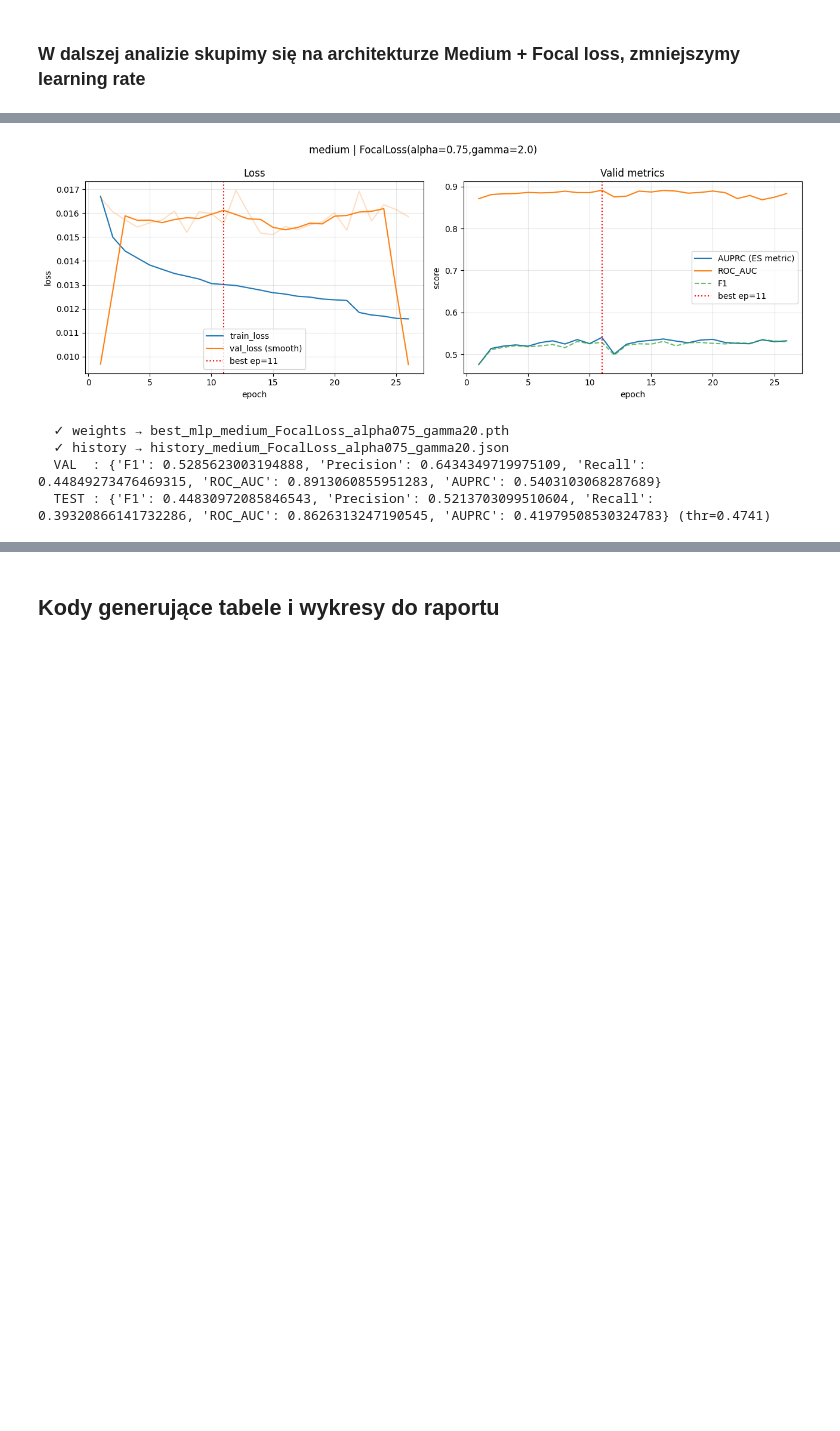
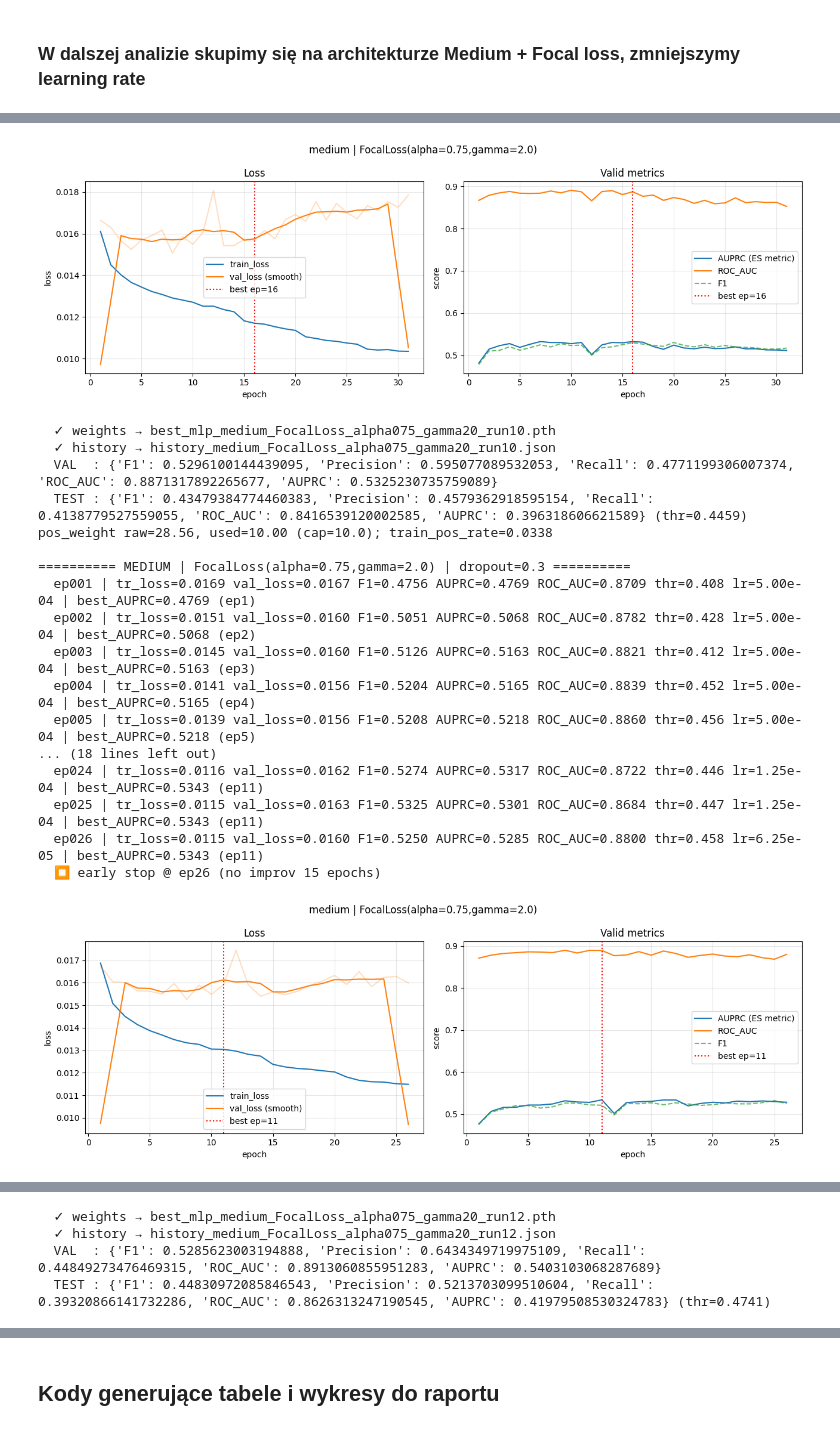
Before and after one commit to MadejMatt/DM_project, a Jupyter notebook: 04_SieciNeuronowe_AutoEncoder/04_SieciNeuronowe_development.ipynb, the cells around one changed output, grey strips where cells are left out. Drawn from its saved outputs; the diff is of its cells as text; code cells hidden in the pictures; blank space fills up the shorter version.

```diff
--- a/04_SieciNeuronowe_AutoEncoder/04_SieciNeuronowe_development.ipynb
+++ b/04_SieciNeuronowe_AutoEncoder/04_SieciNeuronowe_development.ipynb
@@ -612,6 +621,8 @@ def run_grid_search(
     pos_weight_cap: float | None = 10.0,
     lr: float = 1e-3,
     batch_size: int = 2048,
+    dropout: float | None = None,   # NOWE: None = domyślny per arch (stare wyniki); wartość = nadpisanie
+    tag_suffix: str = "",           # NOWE: dopisek do nazw plików, by tuning nie nadpisał wag grid searchu
 ):
     """Iteruje po (arch × loss). Zapisuje best wagi, historię JSON i wiersz w xlsx."""
     # konwersje
@@ -641,10 +652,14 @@ def run_grid_search(
                         .replace("+", "_")
                         .replace("(", "_").replace(")", "")
                         .replace("=", "").replace(",", "_").replace(".", ""))
-            print(f"\n========== {arch.upper()} | {loss_name} ==========")
+            tag_safe = tag_safe + tag_suffix   # NOWE: dopisek chroni przed nadpisaniem wag
+            # NOWE: faktycznie użyty dropout (do build_model i do zapisu w xlsx)
+            dropout_used = DEFAULT_DROPOUT[arch] if dropout is None else dropout
+            print(f"\n========== {arch.upper()} | {loss_name} "
+                  f"| dropout={dropout_used} ==========")
             torch.manual_seed(SEED); np.random.seed(SEED)
 
-            model = build_model(arch, in_dim)
+            model = build_model(arch, in_dim, dropout=dropout)   # NOWE: przekazujemy dropout
             loss_fn = build_loss(loss_name, pos_weight_tensor)
 
             t0 = time.time()
@@ -696,7 +711,7 @@ def run_grid_search(
                 "run_id":            next_run_id(),
                 "model":             f"FraudMLP_{arch}",
                 "bottleneck":        "-",
-                "dropout":           0.30,
+                "dropout":           round(dropout_used, 4),   # NOWE: faktyczny dropout (nie zahardcodowane 0.30)
                 "loss_fn":           loss_name,
                 "epochs_trained":    epochs_trained,
                 "val_loss":          round(val_loss_at_best, 6),
@@ -858,17 +873,35 @@ pos_weight raw=28.56, used=10.00 (cap=10.0); train_pos_rate=0.0338
 # %% [markdown]
 ### W dalszej analizie skupimy się na architekturze Medium + Focal loss, zmniejszymy learning rate
 # %%
-summary = run_grid_search(
-      X_train_proc, y_train, X_valid_proc, y_valid, X_test_proc, y_test,
-      architectures=("medium",),
-      losses=("FocalLoss(alpha=0.75,gamma=2.0)",),
-      max_epochs=100,
-      patience=15,
-      es_metric="AUPRC",
-      pos_weight_cap=10.0,
-      lr=1e-3,
-      batch_size=512
+# ── Run 10: lr=5e-4, dropout=0.30 ────────────────────────────────────────────
+summary_10 = run_grid_search(
+X_train_proc, y_train, X_valid_proc, y_valid, X_test_proc, y_test,
+architectures=("medium",),
+losses=("FocalLoss(alpha=0.75,gamma=2.0)",),
+max_epochs=100, patience=15, es_metric="AUPRC", pos_weight_cap=10.0,
+lr=5e-4, batch_size=512,
+dropout=0.15, tag_suffix="_run10",
 )
+
+# ── Run 11: lr=5e-4, dropout=0.30 ────────────────────────────────────────────
+summary_11 = run_grid_search(
+X_train_proc, y_train, X_valid_proc, y_valid, X_test_proc, y_test,
+architectures=("medium",),
+losses=("FocalLoss(alpha=0.75,gamma=2.0)",),
+max_epochs=100, patience=15, es_metric="AUPRC", pos_weight_cap=10.0,
+lr=5e-4, batch_size=512,
+dropout=0.30, tag_suffix="_run11",
+)
+
+# ── Run 12: lr=1e-3, dropout=0.30 (finalny) ──────────────────────────────────
+summary_12 = run_grid_search(
+X_train_proc, y_train, X_valid_proc, y_valid, X_test_proc, y_test,
+architectures=("medium",),
+losses=("FocalLoss(alpha=0.75,gamma=2.0)",),
+max_epochs=100, patience=15, es_metric="AUPRC", pos_weight_cap=10.0,
+lr=1e-3, batch_size=512,
+dropout=0.30, tag_suffix="_run12",
+)
 # %% [output]
 pos_weight raw=28.56, used=10.00 (cap=10.0); train_pos_rate=0.0338
 
@@ -890,5 +923,19 @@ pos_weight raw=28.56, used=10.00 (cap=10.0); train_pos_rate=0.0338
-[figure, old version]
+[figure, new version]
-  ✓ weights → best_mlp_medium_FocalLoss_alpha075_gamma20.pth
-  ✓ history → history_medium_FocalLoss_alpha075_gamma20.json
-  VAL  : {'F1': 0.5285623003194888, 'Precision': 0.6434349719975109, 'Recall': 0.44849273476469315, 'ROC_AUC': 0.8913060855951283, 'AUPRC': 0.5403103068287689}
-  TEST : {'F1': 0.44830972085846543, 'Precision': 0.5213703099510604, 'Recall': 0.39320866141732286, 'ROC_AUC': 0.8626313247190545, 'AUPRC': 0.41979508530324783} (thr=0.4741)
+  ✓ weights → best_mlp_medium_FocalLoss_alpha075_gamma20_run10.pth
+  ✓ history → history_medium_FocalLoss_alpha075_gamma20_run10.json
+  VAL  : {'F1': 0.5296100144439095, 'Precision': 0.595077089532053, 'Recall': 0.4771199306007374, 'ROC_AUC': 0.8871317892265677, 'AUPRC': 0.5325230735759089}
+  TEST : {'F1': 0.43479384774460383, 'Precision': 0.4579362918595154, 'Recall': 0.4138779527559055, 'ROC_AUC': 0.8416539120002585, 'AUPRC': 0.396318606621589} (thr=0.4459)
+pos_weight raw=28.56, used=10.00 (cap=10.0); train_pos_rate=0.0338
+
+========== MEDIUM | FocalLoss(alpha=0.75,gamma=2.0) | dropout=0.3 ==========
+  ep001 | tr_loss=0.0169 val_loss=0.0167 F1=0.4756 AUPRC=0.4769 ROC_AUC=0.8709 thr=0.408 lr=5.00e-04 | best_AUPRC=0.4769 (ep1)
+  ep002 | tr_loss=0.0151 val_loss=0.0160 F1=0.5051 AUPRC=0.5068 ROC_AUC=0.8782 thr=0.428 lr=5.00e-04 | best_AUPRC=0.5068 (ep2)
+  ep003 | tr_loss=0.0145 val_loss=0.0160 F1=0.5126 AUPRC=0.5163 ROC_AUC=0.8821 thr=0.412 lr=5.00e-04 | best_AUPRC=0.5163 (ep3)
+  ep004 | tr_loss=0.0141 val_loss=0.0156 F1=0.5204 AUPRC=0.5165 ROC_AUC=0.8839 thr=0.452 lr=5.00e-04 | best_AUPRC=0.5165 (ep4)
+  ep005 | tr_loss=0.0139 val_loss=0.0156 F1=0.5208 AUPRC=0.5218 ROC_AUC=0.8860 thr=0.456 lr=5.00e-04 | best_AUPRC=0.5218 (ep5)
+... (18 lines left out)
+  ep024 | tr_loss=0.0116 val_loss=0.0162 F1=0.5274 AUPRC=0.5317 ROC_AUC=0.8722 thr=0.446 lr=1.25e-04 | best_AUPRC=0.5343 (ep11)
+  ep025 | tr_loss=0.0115 val_loss=0.0163 F1=0.5325 AUPRC=0.5301 ROC_AUC=0.8684 thr=0.447 lr=1.25e-04 | best_AUPRC=0.5343 (ep11)
+  ep026 | tr_loss=0.0115 val_loss=0.0160 F1=0.5250 AUPRC=0.5285 ROC_AUC=0.8800 thr=0.458 lr=6.25e-05 | best_AUPRC=0.5343 (ep11)
+  ⏹ early stop @ ep26 (no improv 15 epochs)
+[figure, added]
@@ -894,0 +960,4 @@ pos_weight raw=28.56, used=10.00 (cap=10.0); train_pos_rate=0.0338
+  ✓ weights → best_mlp_medium_FocalLoss_alpha075_gamma20_run12.pth
+  ✓ history → history_medium_FocalLoss_alpha075_gamma20_run12.json
+  VAL  : {'F1': 0.5285623003194888, 'Precision': 0.6434349719975109, 'Recall': 0.44849273476469315, 'ROC_AUC': 0.8913060855951283, 'AUPRC': 0.5403103068287689}
+  TEST : {'F1': 0.44830972085846543, 'Precision': 0.5213703099510604, 'Recall': 0.39320866141732286, 'ROC_AUC': 0.8626313247190545, 'AUPRC': 0.41979508530324783} (thr=0.4741)
```
Also changed, not shown: parts of 10 cells of this notebook.
